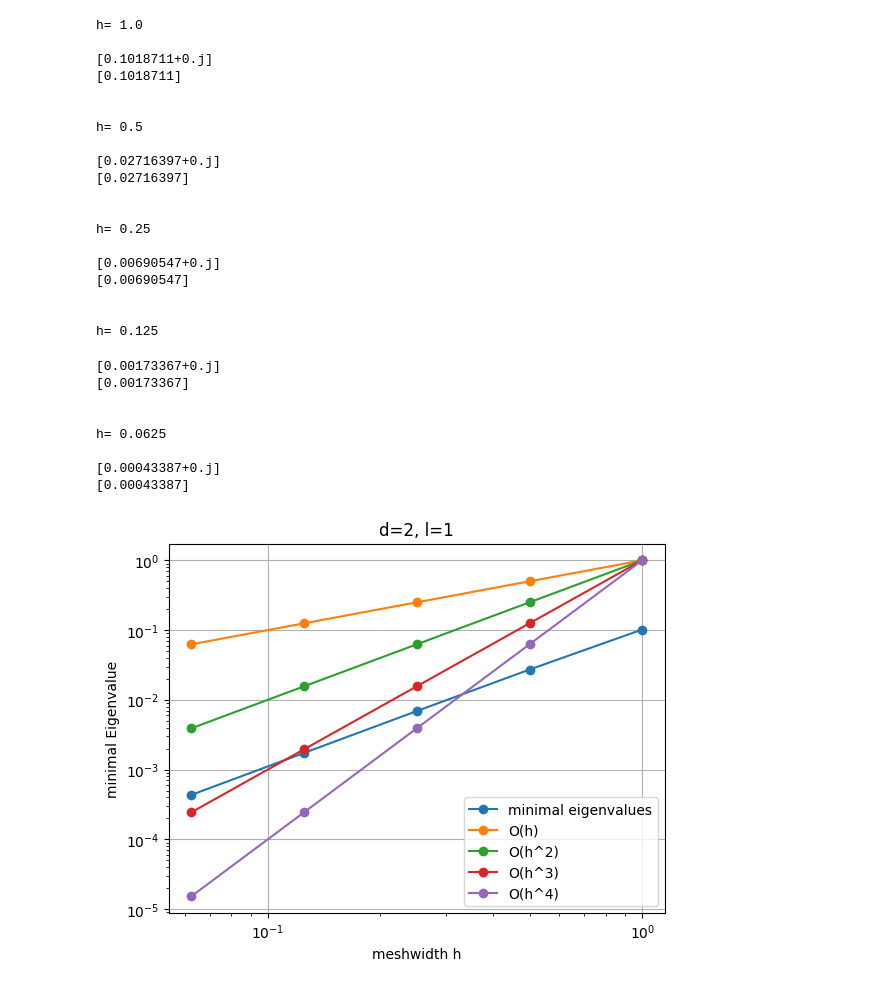
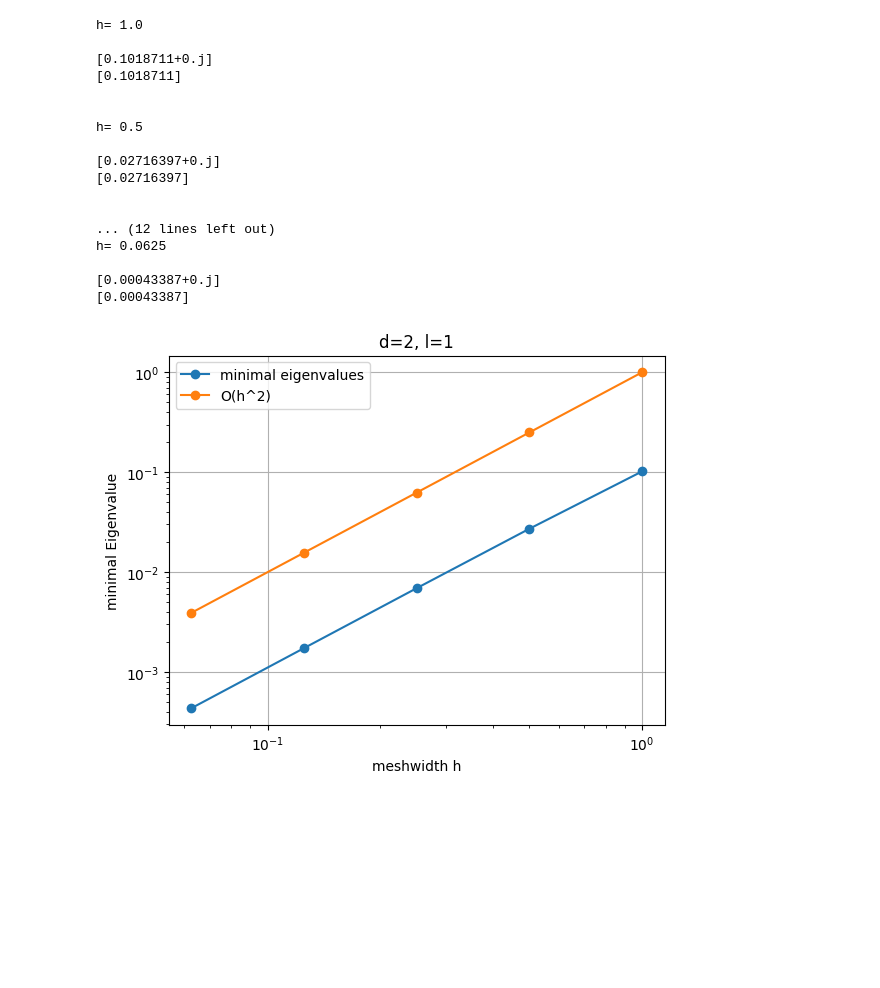
Before and after one commit to rschoenholze/stability-of-duality-pairings, a Jupyter notebook: jupyter files/d2l1_study.ipynb, the cells around one changed output. Cells and saved outputs as stored; diff of their text form; code cells hidden in the pictures; blank space fills up the shorter version.

Commit message:
removed comments, d2l0 finer meshes, higher orders

```diff
--- a/jupyter files/d2l1_study.ipynb
+++ b/jupyter files/d2l1_study.ipynb
@@ -23,14 +23,6 @@ for h in meshwidths:
     H_h = Compress(HDiv(mesh, order = 0, RT=True)) # main function space
     H_H = Compress(HDiv(mesh, order = 1, RT=True)) # high order Function space for Riesz representative
 
-    #choose w_h and set its values on the nodes
-    # w = CoefficientFunction((sin(x),cos(y)))
-    # w_h = GridFunction(H_h) #set the nodes
-    # w_h.Set(w)
-
-    # f_H = GridFunction(H_H, name="f_H") #high order
-
-
     #low order
     u_h = H_h.TrialFunction() # define the trial function
     v_h = H_h.TestFunction() # define the test function
@@ -52,26 +44,10 @@ for h in meshwidths:
     a_mixed += u_h*v_H*dx
     a_mixed.Assemble()
 
-    #embedding matrix t
-    # a_dest = BilinearForm(H_H)
-    # a_dest += u_H*v_H*dx
-    # a_dest.Assemble()
-
-    # t = a_dest.mat.Inverse() @ a_mixed.mat
-
-    #w_H is the high order embedding of w_h
-    # w_H = GridFunction(H_H, name="w_H")
-    # w_H.vec.data = t * w_h.vec
-
     #compute inverses
     a_inv = a.mat.Inverse(freedofs=H_H.FreeDofs())
 
     m_inv = m.mat.Inverse(freedofs=H_h.FreeDofs())
-
-    #solve for the riesz representative (f_H)
-    # temp = f_H.vec.CreateVector()
-    # temp.data = m.mat * w_H.vec
-    # f_H.vec.data = a_inv * temp
 
     #create Matrices for GEV problem
 
@@ -80,15 +56,6 @@ for h in meshwidths:
     c += div(u_h) * div(v_h) * dx
     c += u_h*v_h * dx
     c.Assemble()
-
-    #check norms
-    # temp3 = c.mat * w_h.vec
-    # w_h_norm = w_h.vec.InnerProduct(temp3)
-    # print("H(div) norm of w_h:", sqrt(w_h_norm)) #norm of w_h in H(div,
-
-    # temp4 = a.mat * f_H.vec
-    # f_H_norm = f_H.vec.InnerProduct(temp4)
-    # print("H(div) norm of f_H, the riesz representative of w_h:", sqrt(f_H_norm)) #norm of the riesz representative
 
     #faster, but might give problems
     # m==m.t
@@ -109,52 +76,42 @@ for h in meshwidths:
     print(EV)
     lam_abs = np.abs(EV)
     print(lam_abs)
-    minEV[k] = lam_abs
+    minEV[k] = lam_abs[0]
 
     #iteration update
     k = k + 1
     #uniformly refines mesh, halving meshwidth
     mesh.Refine()
     print("\n")
 
 fig, ax = plt.subplots()
 plt.grid(visible=True)
 plt.loglog(meshwidths,minEV, 'o-', label="minimal eigenvalues")
-plt.loglog(meshwidths,meshwidths,'o-', label="O(h)")
+#plt.loglog(meshwidths,meshwidths,'o-', label="O(h)")
 plt.loglog(meshwidths,np.power(meshwidths,2),'o-', label="O(h^2)")
-plt.loglog(meshwidths,np.power(meshwidths,3),'o-', label="O(h^3)")
-plt.loglog(meshwidths,np.power(meshwidths,4),'o-', label="O(h^4)")
+#plt.loglog(meshwidths,np.power(meshwidths,3),'o-', label="O(h^3)")
+#plt.loglog(meshwidths,np.power(meshwidths,4),'o-', label="O(h^4)")
 plt.xlabel('meshwidth h')
 plt.ylabel('minimal Eigenvalue')
 plt.title('d=2, l=1')
 plt.legend()
 plt.show()
 # %% [output]
 h= 1.0
 
 [0.1018711+0.j]
 [0.1018711]
 
 
 h= 0.5
 
 [0.02716397+0.j]
 [0.02716397]
 
 
-h= 0.25
+... (12 lines left out)
+h= 0.0625
 
-[0.00690547+0.j]
-[0.00690547]
-
-
-h= 0.125
+[0.00043387+0.j]
+[0.00043387]
-[0.00173367+0.j]
-[0.00173367]
-
-
-h= 0.0625
-
-[0.00043387+0.j]
-[0.00043387]
-[figure, old version]
+[figure, new version]
```
Also changed, not shown: 9 other files.
